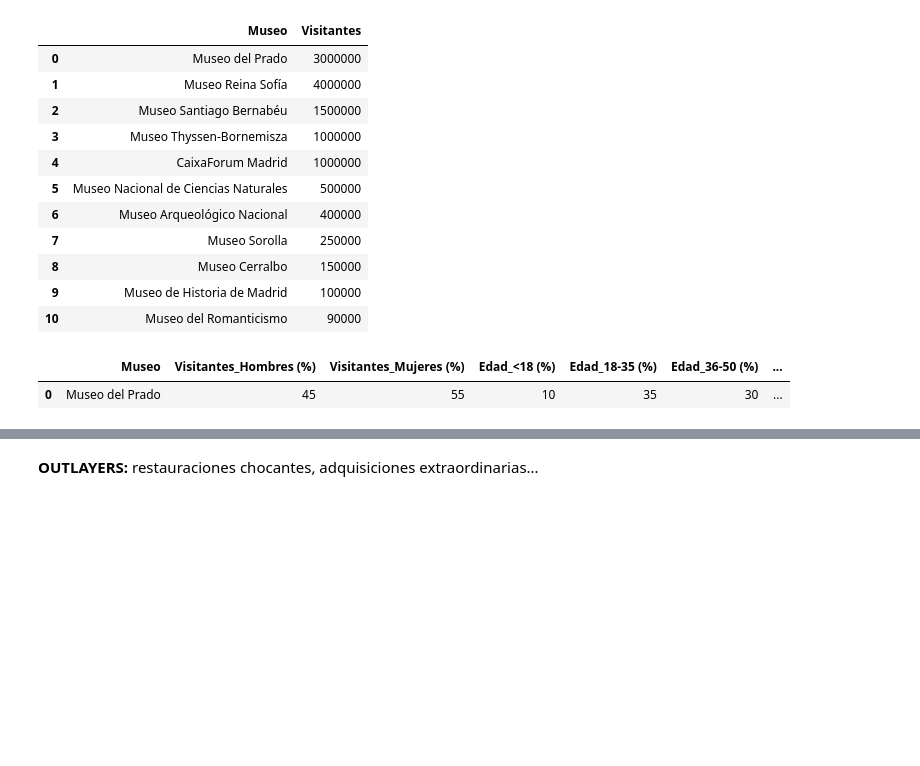
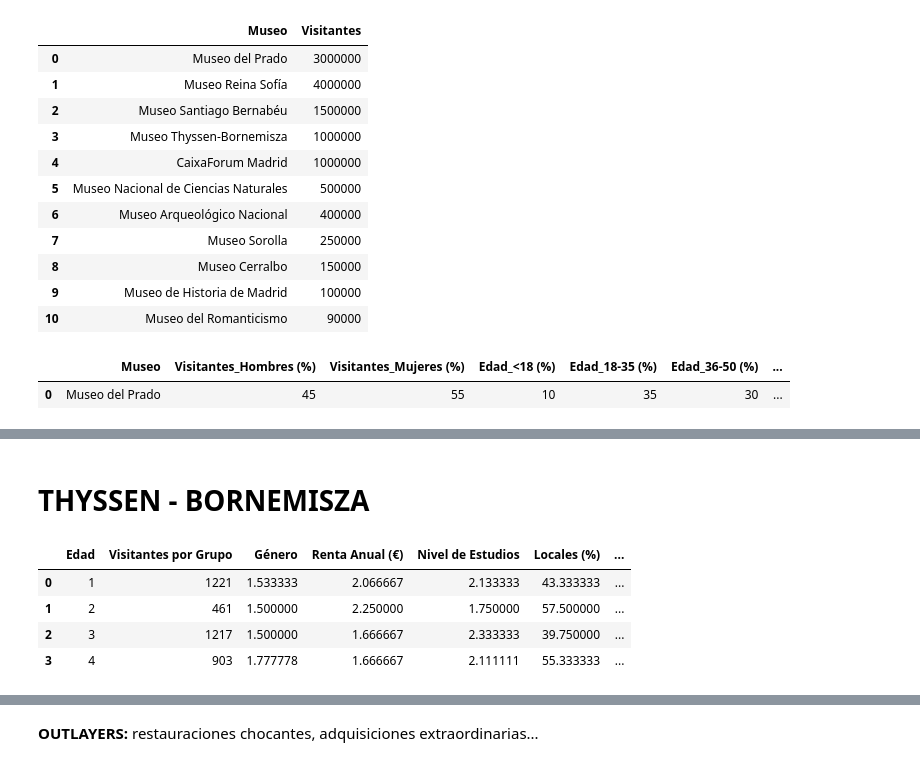
Before and after one commit to pgf3712/EDA_Madrid_Museums, a Jupyter notebook: 3-EDA_DESAROLLO.ipynb, the cells around one changed output, grey strips where cells are left out. Drawn from its saved outputs; the diff is of its cells as text; code cells hidden in the pictures; blank space fills up the shorter version.

```diff
--- a/3-EDA_DESAROLLO.ipynb
+++ b/3-EDA_DESAROLLO.ipynb
@@ -555,0 +680,36 @@ tarifas.head(1)
+# %% [markdown]
+# THYSSEN - BORNEMISZA
+# %%
+# Reemplazar los valores de Género
+thyssen['Género'] = thyssen['Género'].replace({'Femenino': 1, 'Masculino': 2})
+
+# Reemplazar los valores de Renta Anual (€)
+thyssen['Renta Anual (€)'] = thyssen['Renta Anual (€)'].replace({'<20,000€': 1, '20,000€ - 40,000€': 2, '>40,000€': 3})
+
+# Reemplazar los valores de Nivel de Estudios
+thyssen['Nivel de Estudios'] = thyssen['Nivel de Estudios'].replace({
+    'Educación Primaria': 1, 'Educación Secundaria': 2, 'Estudios Universitarios': 3, 'Postgrado o Doctorado': 4
+})
+
+# Reemplazar los valores de Edad
+thyssen['Edad'] = thyssen['Edad'].replace({'<18': 1, '18-35': 2, '36-50': 3, '>50': 4})
+
+# Agrupar por Edad y calcular la suma de visitantes y medias de las otras columnas
+thyssen_limpio = thyssen.groupby('Edad').agg({
+    'Visitantes por Grupo': 'sum',
+    'Género': 'mean',
+    'Renta Anual (€)': 'mean',
+    'Nivel de Estudios': 'mean',
+    'Locales (%)': 'mean',
+    'Nacionales (%)': 'mean',
+    'Internacionales (%)': 'mean'
+}).reset_index()
+
+thyssen_limpio['Museo'] = 'Thyssen-Bornemisza'
+thyssen_limpio
+# %% [output]
+|  | Edad | Visitantes por Grupo | Género | Renta Anual (€) | Nivel de Estudios | Locales (%) | ... |
+| 0 | 1 | 1221 | 1.533333 | 2.066667 | 2.133333 | 43.333333 | ... |
+| 1 | 2 | 461 | 1.500000 | 2.250000 | 1.750000 | 57.500000 | ... |
+| 2 | 3 | 1217 | 1.500000 | 1.666667 | 2.333333 | 39.750000 | ... |
+| 3 | 4 | 903 | 1.777778 | 1.666667 | 2.111111 | 55.333333 | ... |
```
Also changed, not shown: parts of 26 cells of this notebook.
